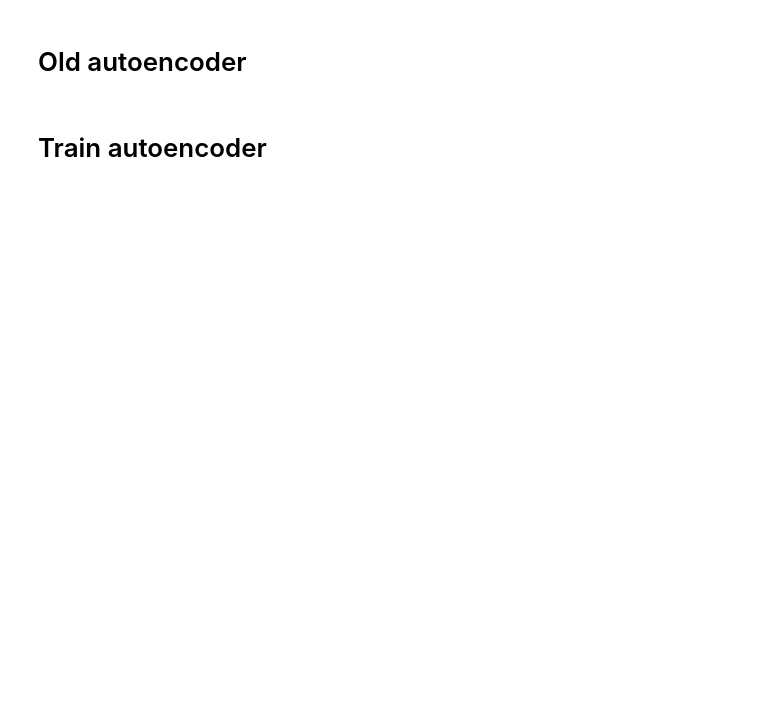
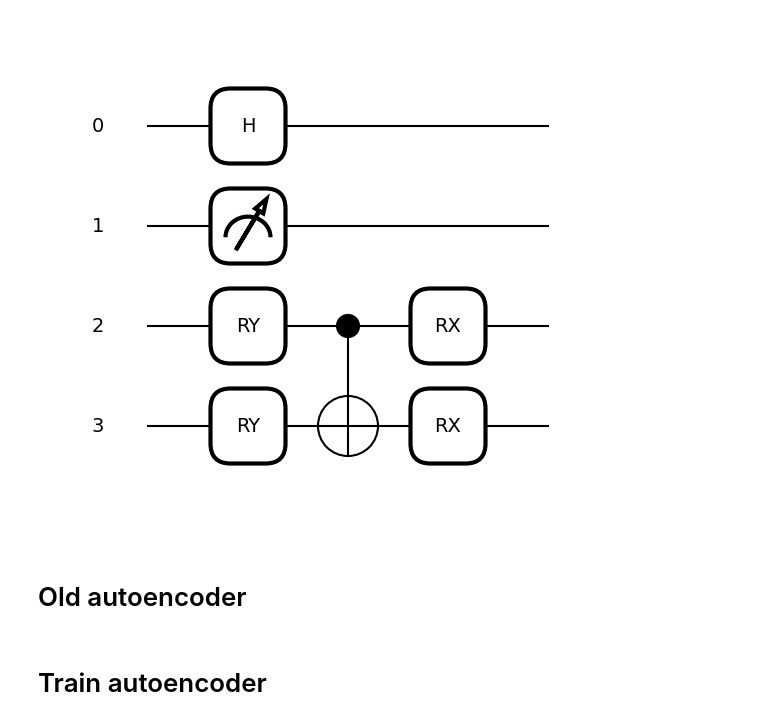
Before and after one commit to filorazi/Dim_red_SWAP, a Jupyter notebook: test.ipynb, the cells around one changed output. Saved outputs shown, nothing was run; the diff lists cells and outputs as text; code cells hidden in the pictures; blank space fills up the shorter version.

```diff
--- a/test.ipynb
+++ b/test.ipynb
@@ -18,0 +21,14 @@ warnings.filterwarnings("ignore")
+# %%
+from autoencoder import Autoencoder
+
+epochs= 10
+n= 111
+opt=AdamOptimizer(stepsize=.2)
+X=np.random.rand(n)
+np.random.shuffle(X)
+n_trash_qubit=1
+n_qubit_autoencoder=2
+n_qubit=n_qubit_autoencoder+n_trash_qubit+1
+
+ae = Autoencoder('fd',n_qubit_autoencoder,n_trash_qubit,qml.device('default.qubit', wires=n_qubit, shots=None))
+history = ae.train(X,opt,epochs)
@@ -19,3 +37,15 @@ warnings.filterwarnings("ignore")
+# %%
+@qml.qnode(qml.device('default.qubit', wires=n_qubit, shots=None))
+def pio():
+    qml.Hadamard([0])
+    qml.Barrier
+    ae.get_cirq(2)
+    return qml.measure([1])
+
+fig, ax = qml.draw_mpl(pio)()
+plt.show()
+# %% [output]
+[figure, added]
 # %% [markdown]
 # Old autoencoder
 # %%
```
Also changed, not shown: parts of 16 cells of this notebook, 2 other files.
